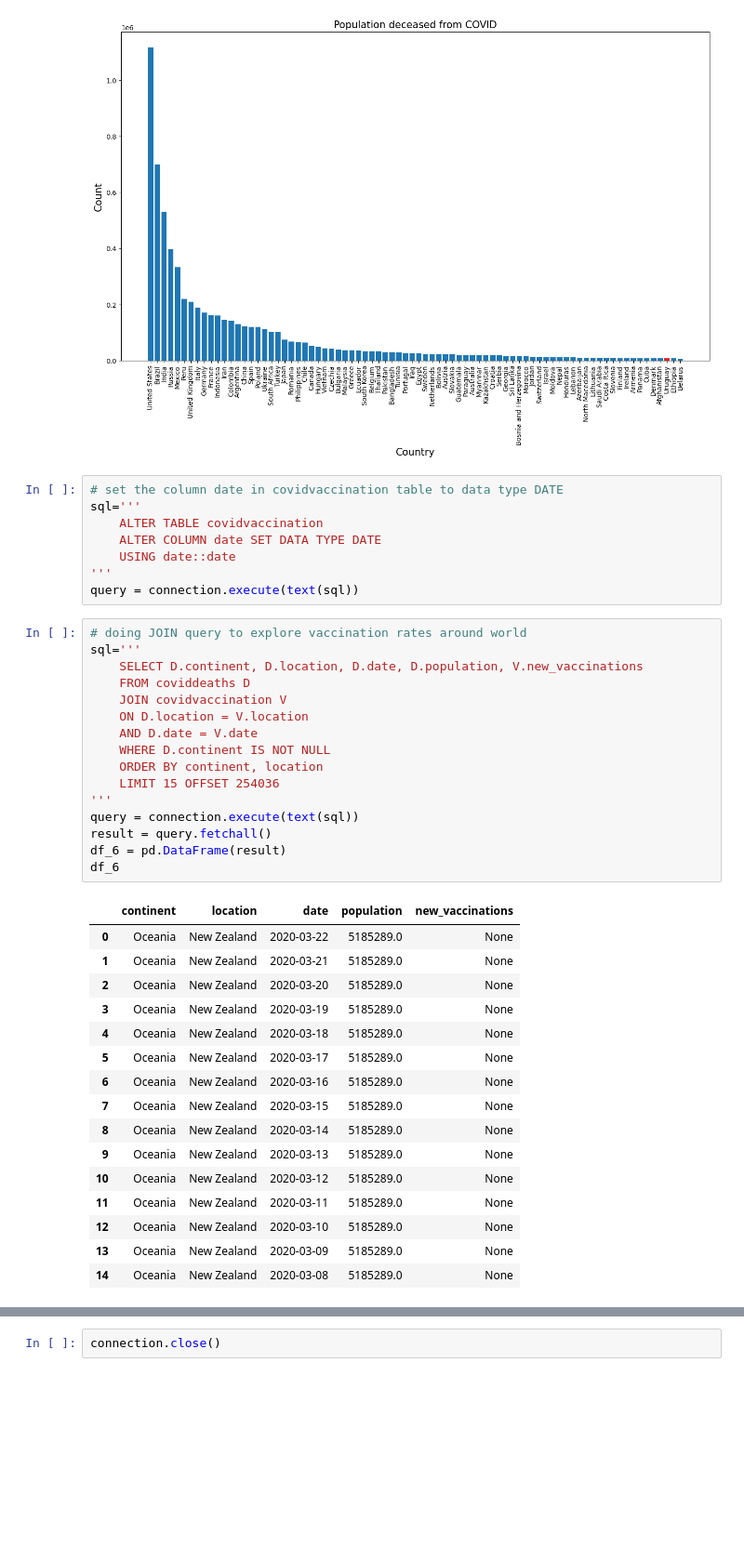
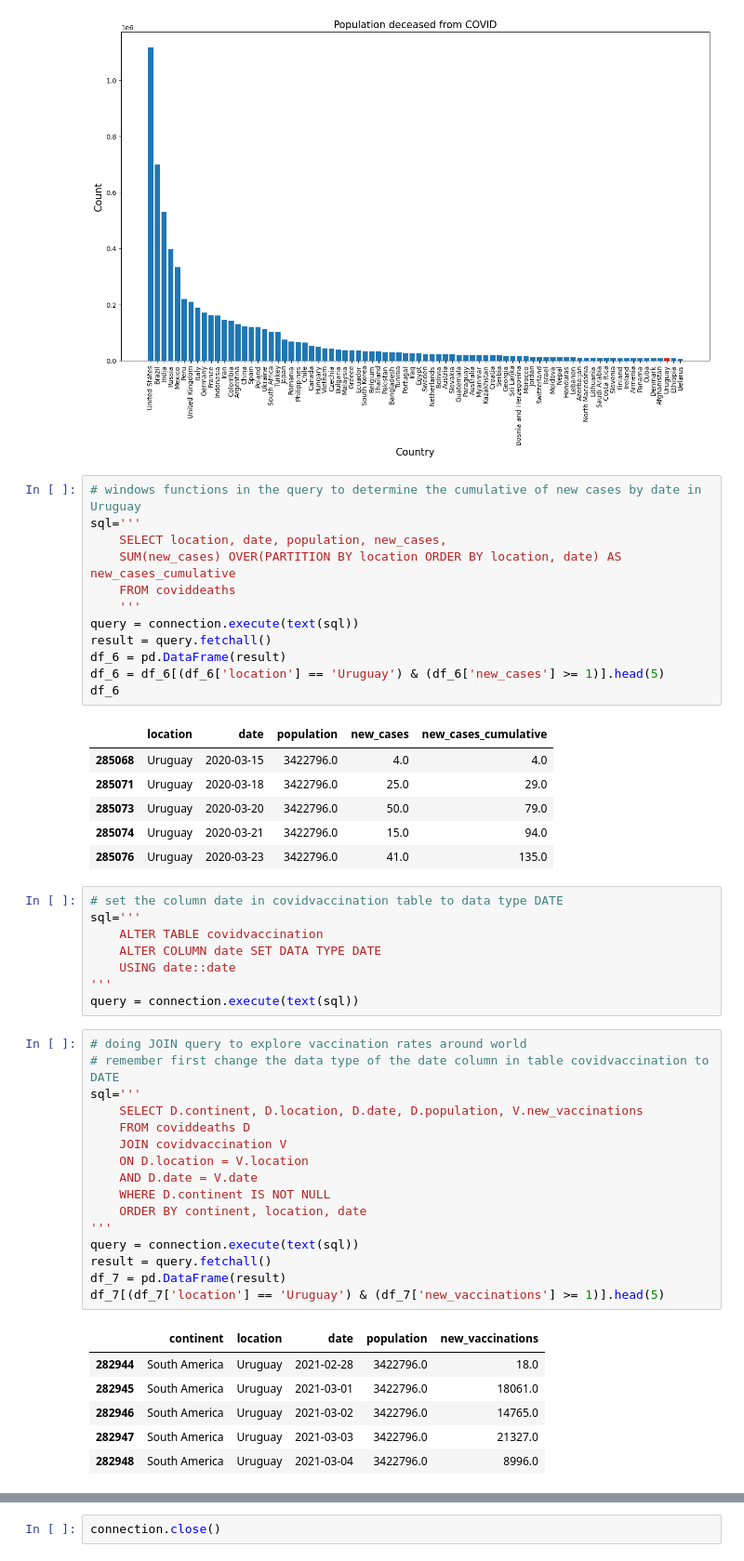
Before and after one commit to David-Almaguer-La-Rosa/SQL-queries-from-Jupyter-Notebook, a Jupyter notebook: Database connection and SQL queries from Jupyter Notebook.ipynb, the cells around one changed output, grey strips where cells are left out. Shown at 93% size. Drawn from its saved outputs; the diff is of its cells as text; blank space fills up the shorter version.

```diff
--- a/Database connection and SQL queries from Jupyter Notebook.ipynb
+++ b/Database connection and SQL queries from Jupyter Notebook.ipynb
@@ -266,6 +266,25 @@ ax.set_ylabel('Count', fontsize=15)
 ax.tick_params(axis='x', rotation=90);
 # %% [output]
 [figure]
+# %%
+# windows functions in the query to determine the cumulative of new cases by date in Uruguay
+sql='''
+    SELECT location, date, population, new_cases,
+    SUM(new_cases) OVER(PARTITION BY location ORDER BY location, date) AS new_cases_cumulative
+    FROM coviddeaths
+    '''
+query = connection.execute(text(sql))
+result = query.fetchall()
+df_6 = pd.DataFrame(result)
+df_6 = df_6[(df_6['location'] == 'Uruguay') & (df_6['new_cases'] >= 1)].head(5)
+df_6
+# %% [output]
+|  | location | date | population | new_cases | new_cases_cumulative |
+| 285068 | Uruguay | 2020-03-15 | 3422796.0 | 4.0 | 4.0 |
+| 285071 | Uruguay | 2020-03-18 | 3422796.0 | 25.0 | 29.0 |
+| 285073 | Uruguay | 2020-03-20 | 3422796.0 | 50.0 | 79.0 |
+| 285074 | Uruguay | 2020-03-21 | 3422796.0 | 15.0 | 94.0 |
+| 285076 | Uruguay | 2020-03-23 | 3422796.0 | 41.0 | 135.0 |
 # %%
 # set the column date in covidvaccination table to data type DATE
 sql='''
@@ -276,35 +295,25 @@ sql='''
 query = connection.execute(text(sql))
 # %%
 # doing JOIN query to explore vaccination rates around world
+# remember first change the data type of the date column in table covidvaccination to DATE
 sql='''
     SELECT D.continent, D.location, D.date, D.population, V.new_vaccinations
     FROM coviddeaths D
     JOIN covidvaccination V
     ON D.location = V.location
     AND D.date = V.date
     WHERE D.continent IS NOT NULL
-    ORDER BY continent, location
-    LIMIT 15 OFFSET 254036
+    ORDER BY continent, location, date
 '''
 query = connection.execute(text(sql))
 result = query.fetchall()
-df_6 = pd.DataFrame(result)
-df_6
+df_7 = pd.DataFrame(result)
+df_7[(df_7['location'] == 'Uruguay') & (df_7['new_vaccinations'] >= 1)].head(5)
 # %% [output]
 |  | continent | location | date | population | new_vaccinations |
-| 0 | Oceania | New Zealand | 2020-03-22 | 5185289.0 | None |
-| 1 | Oceania | New Zealand | 2020-03-21 | 5185289.0 | None |
-| 2 | Oceania | New Zealand | 2020-03-20 | 5185289.0 | None |
-| 3 | Oceania | New Zealand | 2020-03-19 | 5185289.0 | None |
-| 4 | Oceania | New Zealand | 2020-03-18 | 5185289.0 | None |
-| 5 | Oceania | New Zealand | 2020-03-17 | 5185289.0 | None |
-| 6 | Oceania | New Zealand | 2020-03-16 | 5185289.0 | None |
-| 7 | Oceania | New Zealand | 2020-03-15 | 5185289.0 | None |
-| 8 | Oceania | New Zealand | 2020-03-14 | 5185289.0 | None |
-| 9 | Oceania | New Zealand | 2020-03-13 | 5185289.0 | None |
-| 10 | Oceania | New Zealand | 2020-03-12 | 5185289.0 | None |
-| 11 | Oceania | New Zealand | 2020-03-11 | 5185289.0 | None |
-| 12 | Oceania | New Zealand | 2020-03-10 | 5185289.0 | None |
-| 13 | Oceania | New Zealand | 2020-03-09 | 5185289.0 | None |
-| 14 | Oceania | New Zealand | 2020-03-08 | 5185289.0 | None |
+| 282944 | South America | Uruguay | 2021-02-28 | 3422796.0 | 18.0 |
+| 282945 | South America | Uruguay | 2021-03-01 | 3422796.0 | 18061.0 |
+| 282946 | South America | Uruguay | 2021-03-02 | 3422796.0 | 14765.0 |
+| 282947 | South America | Uruguay | 2021-03-03 | 3422796.0 | 21327.0 |
+| 282948 | South America | Uruguay | 2021-03-04 | 3422796.0 | 8996.0 |
 # %%
```
Also changed, not shown: parts of 5 cells of this notebook.
